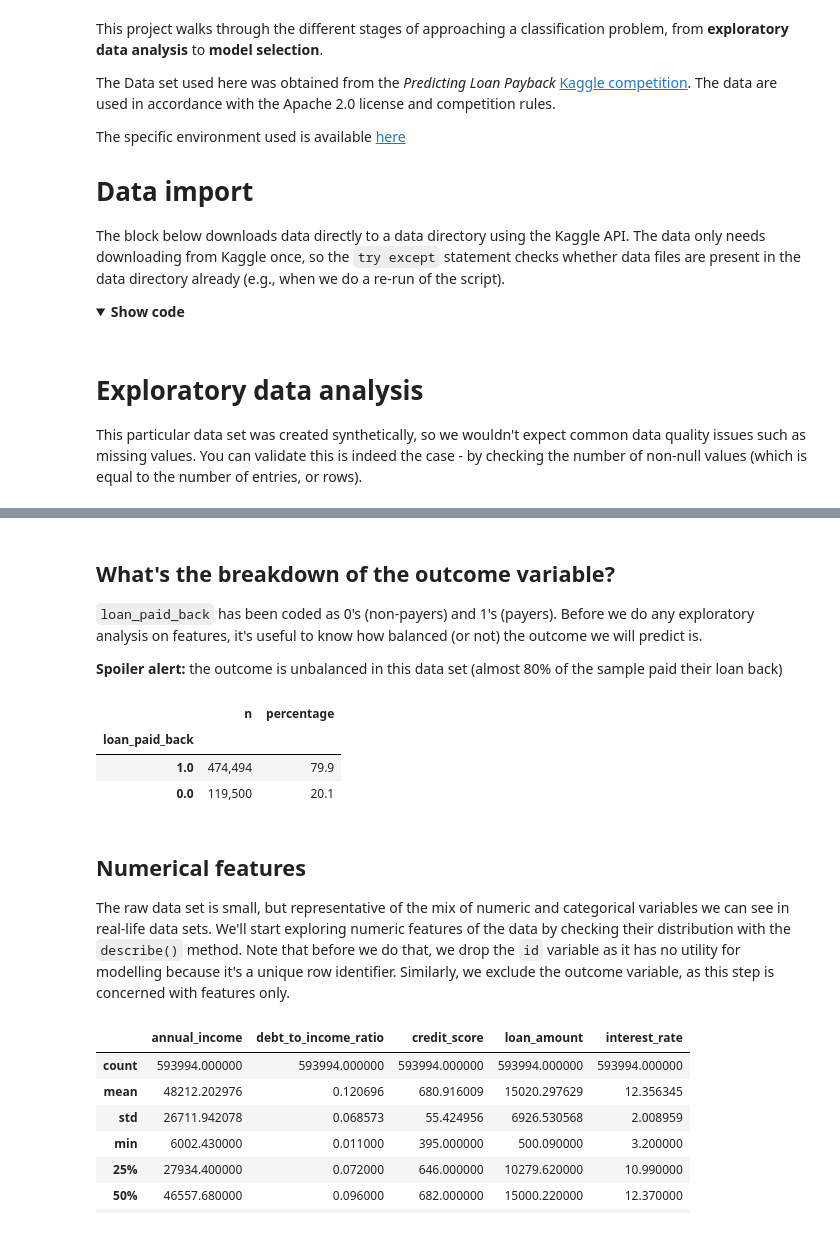
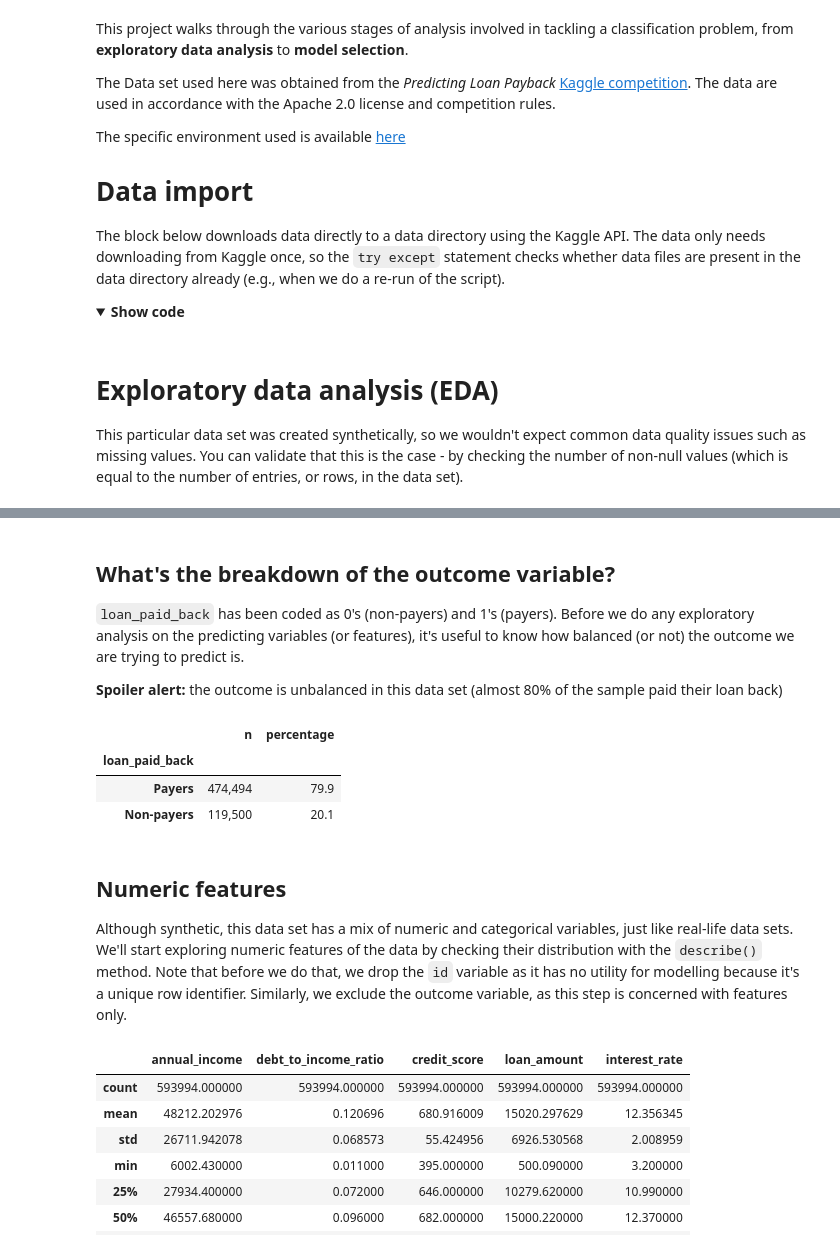
Before and after one commit to znogbes/kaggle-predicting-loan-payback, a Jupyter notebook: intro-and-eda.ipynb, the cells around one changed output, grey strips where cells are left out. Saved outputs shown, nothing was run; the diff lists cells and outputs as text; code cells hidden in the pictures; folded sections open.

```diff
--- a/intro-and-eda.ipynb
+++ b/intro-and-eda.ipynb
@@ -1,5 +1,5 @@
 # %% [markdown]
-This project walks through the different stages of approaching a classification problem, from **exploratory data analysis** to **model selection**.
+This project walks through the various stages of analysis involved in tackling a classification problem, from **exploratory data analysis** to **model selection**.
 
 The Data set used here was obtained from the *Predicting Loan Payback* [Kaggle competition](https://www.kaggle.com/competitions/playground-series-s5e11/rules#7.-data-access-and-use). The data are used in accordance with the Apache 2.0 license and competition rules.
 
@@ -51,9 +51,9 @@ except FileNotFoundError:
 # %% [markdown]
 </details>
 
-# Exploratory data analysis
+# Exploratory data analysis (EDA)
 
-This particular data set was created synthetically, so we wouldn't expect common data quality issues such as missing values. You can validate this is indeed the case - by checking the number of non-null values (which is equal to the number of entries, or rows).
+This particular data set was created synthetically, so we wouldn't expect common data quality issues such as missing values. You can validate that this is the case - by checking the number of non-null values (which is equal to the number of entries, or rows, in the data set).
 # %%
 # data exploration (train data)
 data_train.columns.to_list()
@@ -82,24 +82,28 @@ memory usage: 58.9+ MB
 # %% [markdown]
 ## **What's the breakdown of the outcome variable?**
 
-`loan_paid_back` has been coded as 0's (non-payers) and 1's (payers). Before we do any exploratory analysis on features, it's useful to know how balanced (or not) the outcome we will predict is.
+`loan_paid_back` has been coded as 0's (non-payers) and 1's (payers). Before we do any exploratory analysis on the predicting variables (or features), it's useful to know how balanced (or not) the outcome we are trying to predict is.
 
 **Spoiler alert:** the outcome is unbalanced in this data set (almost 80% of the sample paid their loan back)
 # %%
 # payback outcome breakdown
-pd.DataFrame({
+df = pd.DataFrame({
     'n': data_train['loan_paid_back'].value_counts().map('{:,}'.format),
     'percentage': 100*data_train['loan_paid_back'].value_counts(normalize=True).round(3)
     })
+df
+
+# make pretty for markdown display
+df.style.format(precision=1).relabel_index(['Payers', 'Non-payers'], axis=0)
 # %% [output]
 |  | n | percentage |
 | loan_paid_back |  |  |
-| 1.0 | 474,494 | 79.9 |
-| 0.0 | 119,500 | 20.1 |
+| Payers | 474,494 | 79.9 |
+| Non-payers | 119,500 | 20.1 |
 # %% [markdown]
-## **Numerical features**
+## **Numeric features**
 
-The raw data set is small, but representative of the mix of numeric and categorical variables we can see in real-life data sets. We'll start exploring numeric features of the data by checking their distribution with the `describe()` method. Note that before we do that, we drop the `id` variable as it has no utility for modelling because it's a unique row identifier. Similarly, we exclude the outcome variable, as this step is concerned with features only.
+Although synthetic, this data set has a mix of numeric and categorical variables, just like real-life data sets. We'll start exploring numeric features of the data by checking their distribution with the `describe()` method. Note that before we do that, we drop the `id` variable as it has no utility for modelling because it's a unique row identifier. Similarly, we exclude the outcome variable, as this step is concerned with features only.
 # %%
 # permanently remove id col
 data_train.drop('id', inplace=True, axis=1)
```
Also changed, not shown: parts of 10 cells of this notebook.
